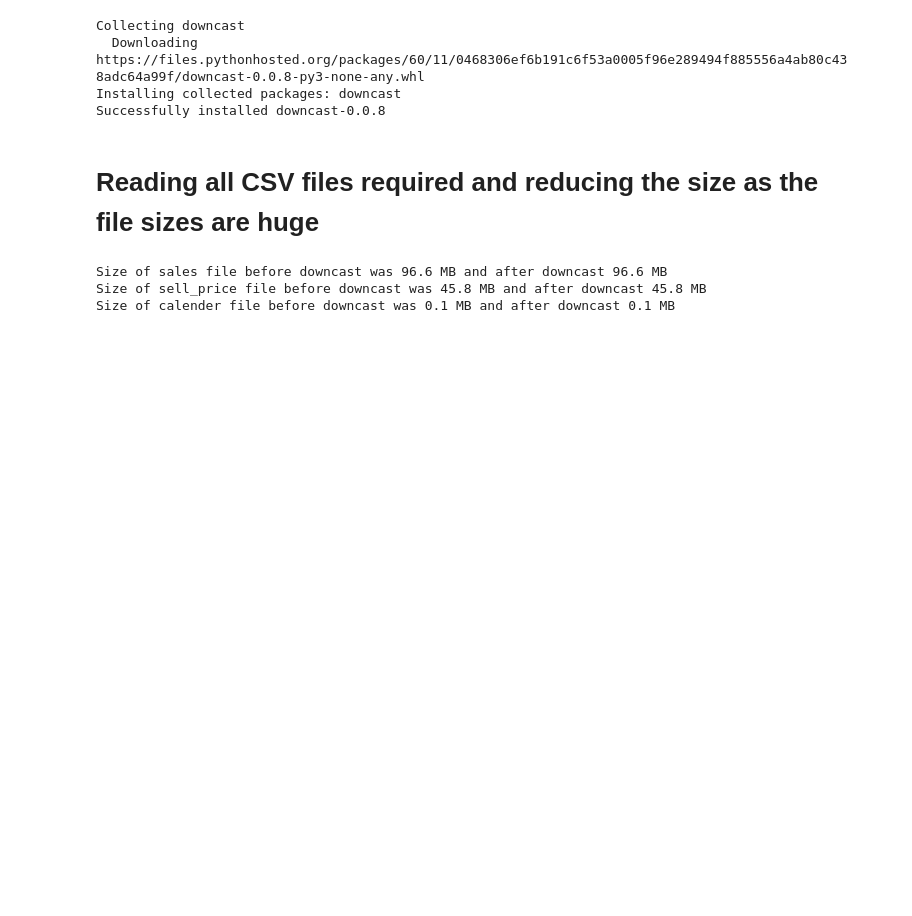
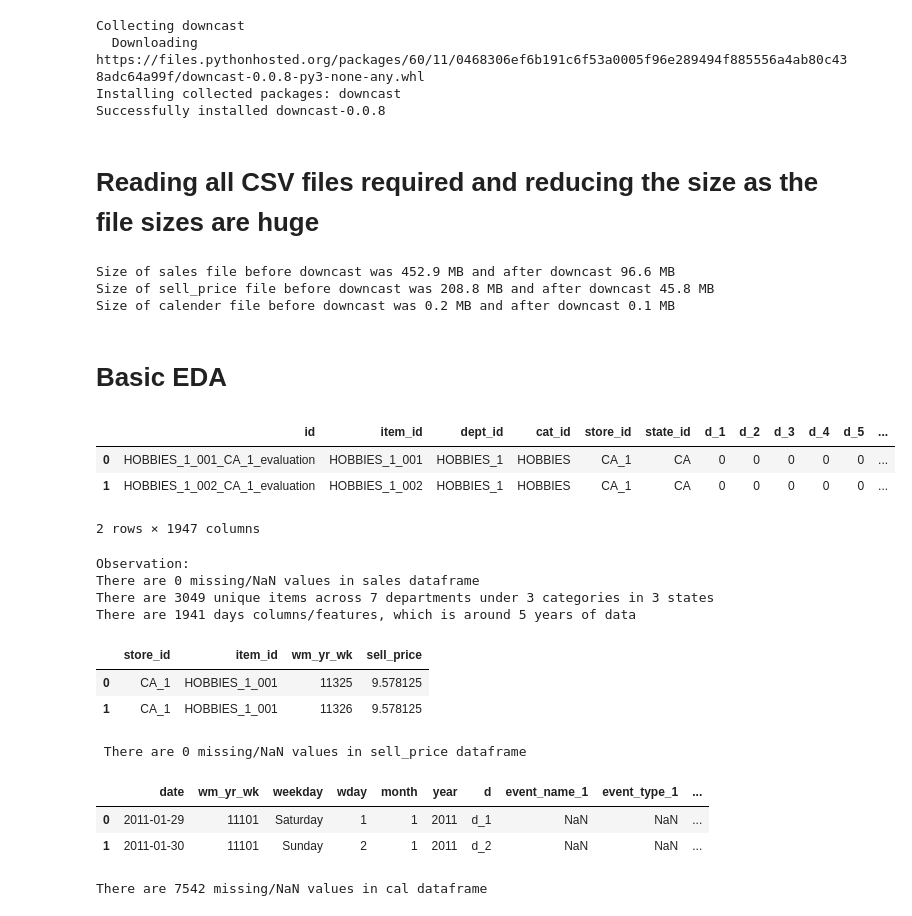
Before and after one commit to vence-andersen/M5-Forecasting-Accuracy, a Jupyter notebook: EDA_M5.ipynb, the cells around one changed output. Cells and saved outputs as stored; diff of their text form; code cells hidden in the pictures; blank space fills up the shorter version.

Commit message:
Made some EDA visualization on sales csv.

```diff
--- a/EDA_M5.ipynb
+++ b/EDA_M5.ipynb
@@ -60,12 +67,12 @@ calender = pd.read_csv("calendar.csv")
 # Reading the file sizes before downcast
 a = np.round(sales.memory_usage().sum()/(1024**2),1)
 b = np.round(sell_price.memory_usage().sum()/(1024**2),1)
-c = np.round(calender.memory_usage().sum()/(1024**2),1)
+c = np.round(cal.memory_usage().sum()/(1024**2),1)
 
-# Downcating the files.
+# Downcating the files. Rewriting on the same variable names reduce creating duplicates and thus saves memory usage.
 sales = reduce(sales)
 sell_price = reduce(sell_price)
-cal = reduce(calender)
+cal = reduce(cal)
 
 # Reading the file sizes after downcast
 d = np.round(sales.memory_usage().sum()/(1024**2),1)
@@ -74,8 +81,47 @@ f = np.round(cal.memory_usage().sum()/(1024**2),1)
 
 #Displaying the comparision of file size before and after downcasting.
 print(f"Size of sales file before downcast was {a} MB and after downcast {d} MB", f"Size of sell_price file before downcast was {b} MB and after downcast {e} MB", \
-    f"Size of calender file before downcast was {c} MB and after downcast {f} MB", sep='\n')
+      f"Size of calender file before downcast was {c} MB and after downcast {f} MB", sep='\n')
 # %% [output]
-Size of sales file before downcast was 96.6 MB and after downcast 96.6 MB
-Size of sell_price file before downcast was 45.8 MB and after downcast 45.8 MB
-Size of calender file before downcast was 0.1 MB and after downcast 0.1 MB
+Size of sales file before downcast was 452.9 MB and after downcast 96.6 MB
+Size of sell_price file before downcast was 208.8 MB and after downcast 45.8 MB
+Size of calender file before downcast was 0.2 MB and after downcast 0.1 MB
+# %% [markdown]
+# Basic EDA
+# %%
+sales.head(2)
+# %% [output]
+|  | id | item_id | dept_id | cat_id | store_id | state_id | d_1 | d_2 | d_3 | d_4 | d_5 | ... |
+| 0 | HOBBIES_1_001_CA_1_evaluation | HOBBIES_1_001 | HOBBIES_1 | HOBBIES | CA_1 | CA | 0 | 0 | 0 | 0 | 0 | ... |
+| 1 | HOBBIES_1_002_CA_1_evaluation | HOBBIES_1_002 | HOBBIES_1 | HOBBIES | CA_1 | CA | 0 | 0 | 0 | 0 | 0 | ... |
+2 rows × 1947 columns
+# %%
+print(f"Observation:\nThere are {sales.isna().sum().sum()} missing/NaN values in sales dataframe")
+print(f"There are {sales['item_id'].nunique()} unique items across {sales['dept_id'].nunique()} departments under {sales['cat_id'].nunique()} categories in {sales['state_id'].nunique()} states")
+days = [i for i in sales.columns.values if 'd_' in i]
+print(f"There are {len(days)} days columns/features, which is around {len(days)//365} years of data")
+# %% [output]
+Observation:
+There are 0 missing/NaN values in sales dataframe
+There are 3049 unique items across 7 departments under 3 categories in 3 states
+There are 1941 days columns/features, which is around 5 years of data
+# %%
+sell_price.head(2)
+# %% [output]
+|  | store_id | item_id | wm_yr_wk | sell_price |
+| 0 | CA_1 | HOBBIES_1_001 | 11325 | 9.578125 |
+| 1 | CA_1 | HOBBIES_1_001 | 11326 | 9.578125 |
+# %%
+print(f" There are {sell_price.isna().sum().sum()} missing/NaN values in sell_price dataframe")
+# %% [output]
+ There are 0 missing/NaN values in sell_price dataframe
+# %%
+cal.head(2)
+# %% [output]
+|  | date | wm_yr_wk | weekday | wday | month | year | d | event_name_1 | event_type_1 | ... |
+| 0 | 2011-01-29 | 11101 | Saturday | 1 | 1 | 2011 | d_1 | NaN | NaN | ... |
+| 1 | 2011-01-30 | 11101 | Sunday | 2 | 1 | 2011 | d_2 | NaN | NaN | ... |
+# %%
+print(f"There are {cal.isna().sum().sum()} missing/NaN values in cal dataframe")
+# %% [output]
+There are 7542 missing/NaN values in cal dataframe
```
Also changed, not shown: parts of 27 cells of this notebook.
